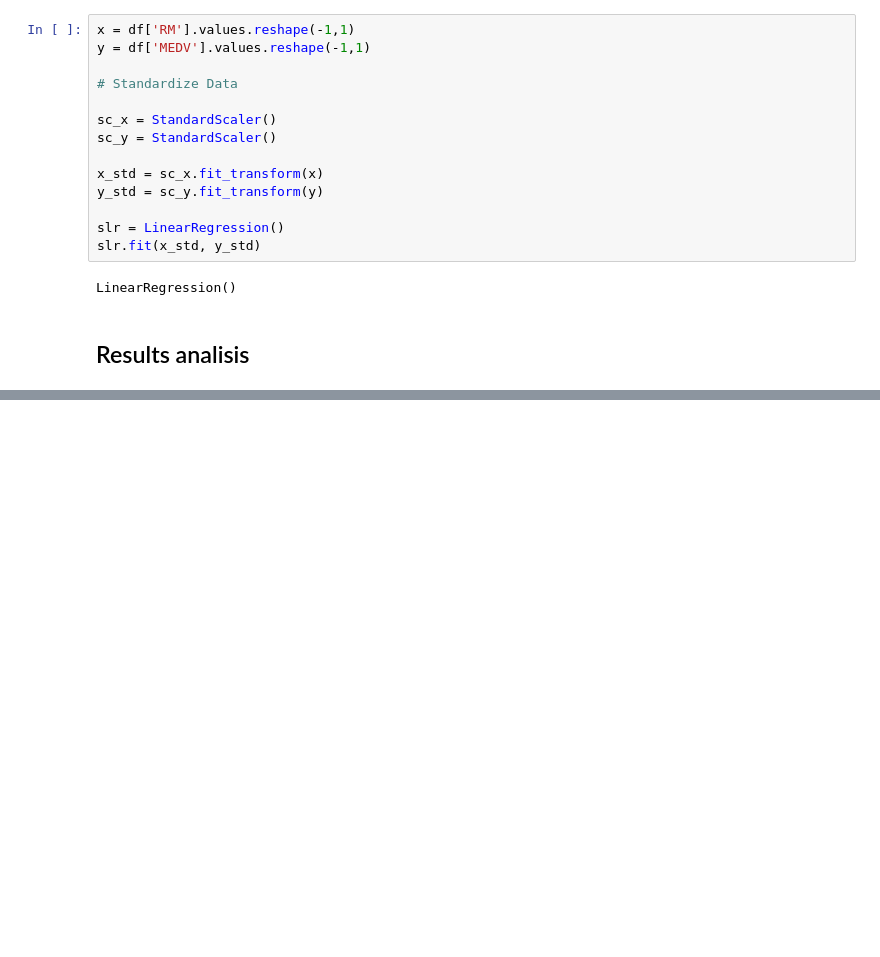
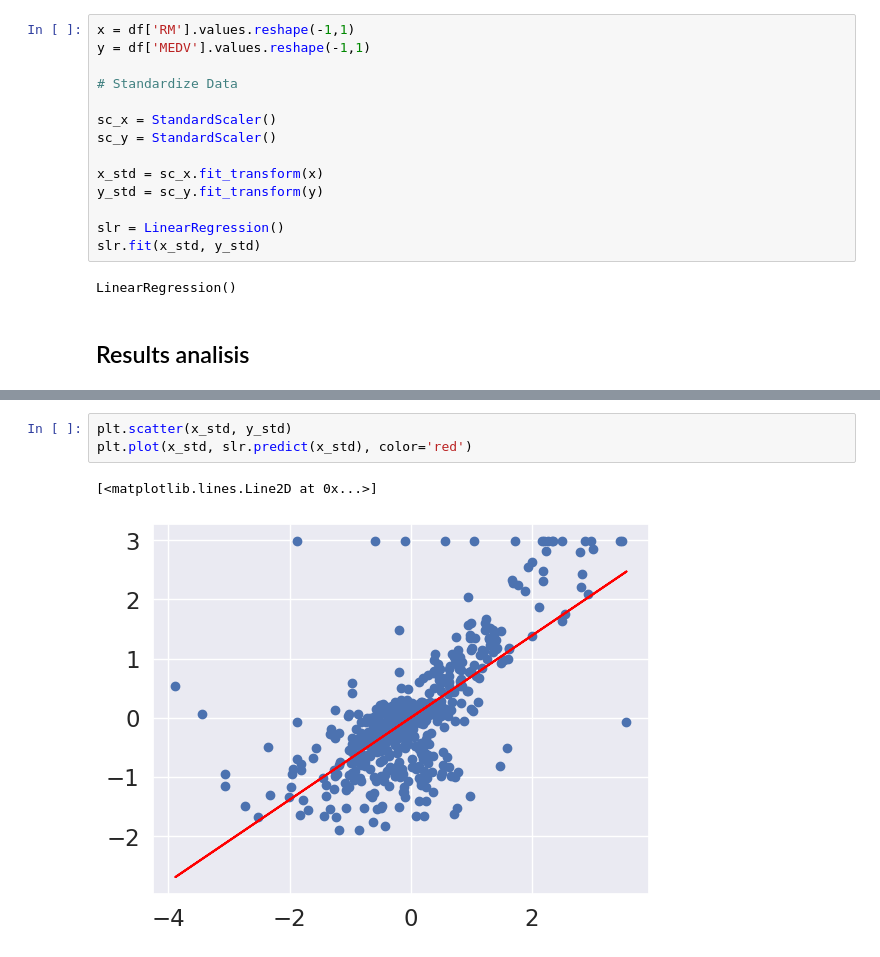
Before and after one commit to simon0820s/LecturesOnMachineLearning, a Jupyter notebook: firstLinearRegression/firstLinearRegression.ipynb, the cells around one changed output, grey strips where cells are left out. Saved outputs shown, nothing was run; the diff lists cells and outputs as text; blank space fills up the shorter version.

Commit message:
graphic evaluation of model

```diff
--- a/firstLinearRegression/firstLinearRegression.ipynb
+++ b/firstLinearRegression/firstLinearRegression.ipynb
@@ -58,0 +62,6 @@ plt.scatter(x_std,y_std)
+# %%
+plt.scatter(x_std, y_std)
+plt.plot(x_std, slr.predict(x_std), color='red')
+# %% [output]
+[<matplotlib.lines.Line2D at 0x...>]
+[figure, added]
```
Also changed, not shown: parts of 1 cell of this notebook.
